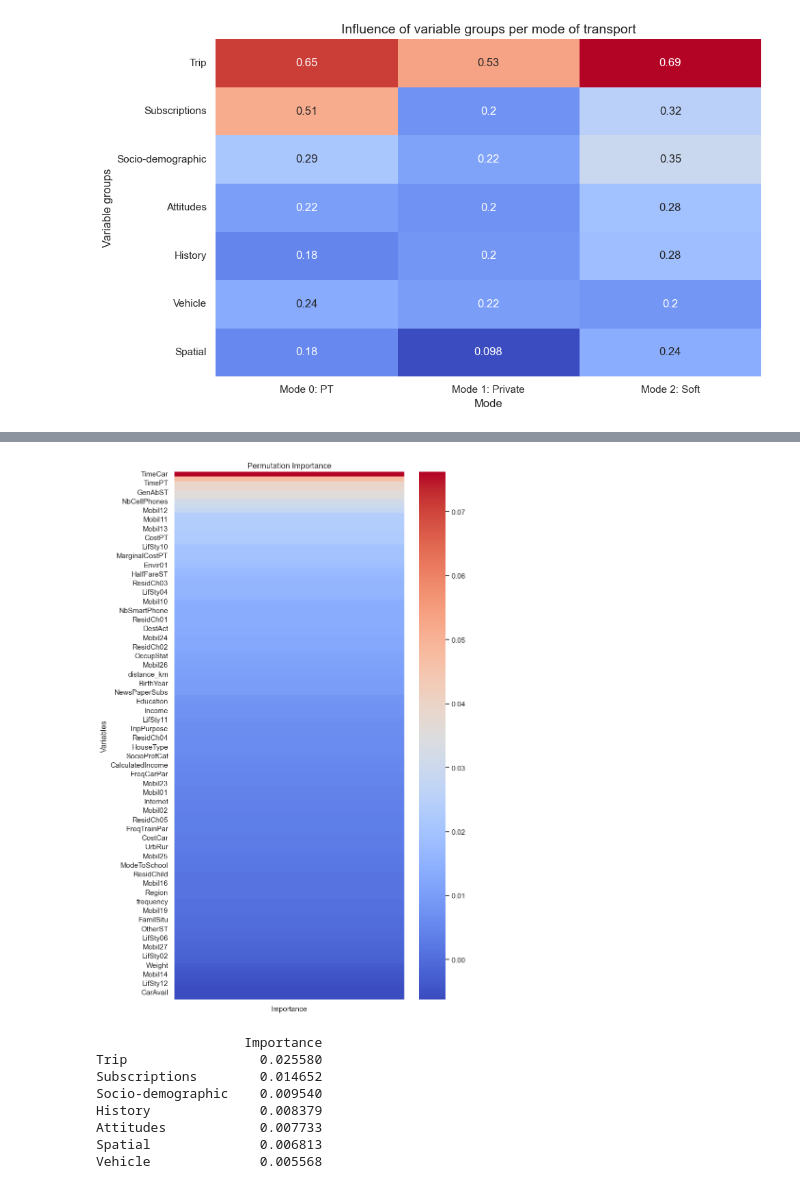
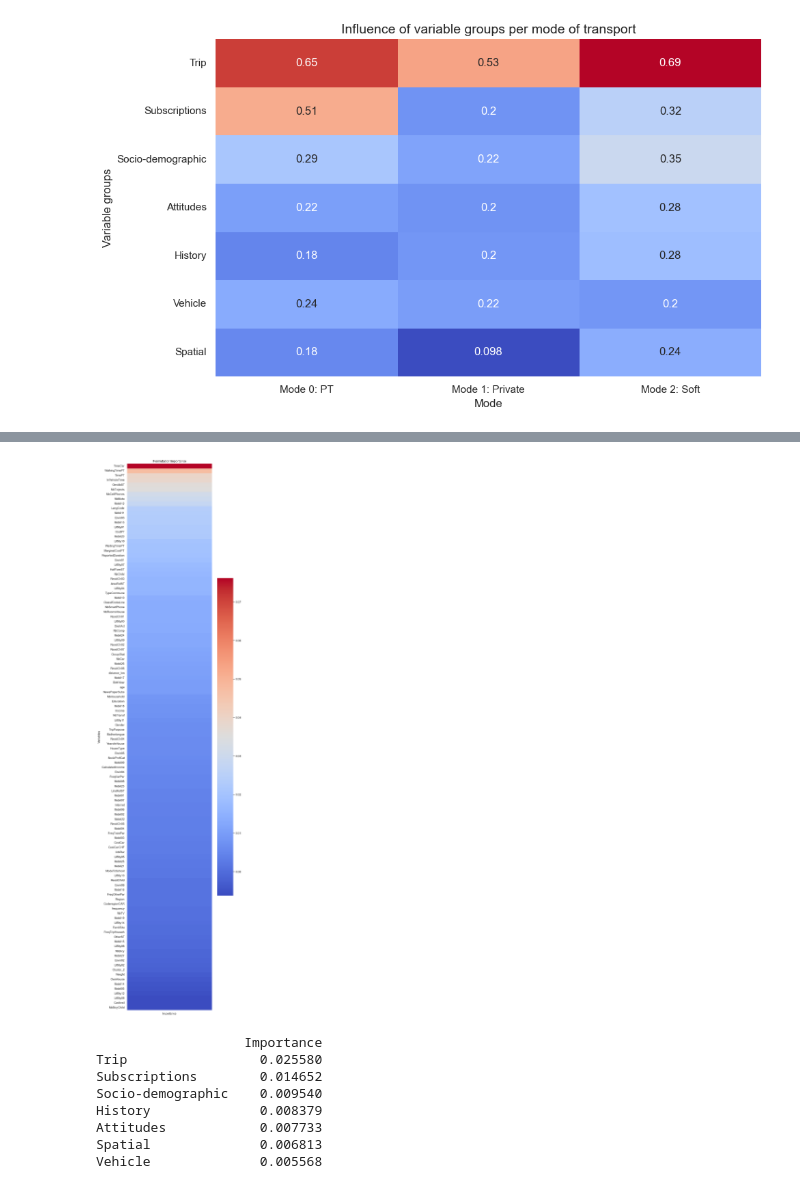
Before and after one commit to wendyqxc/MachineLearningModeChoiceGroup6, a Jupyter notebook: Regression_with_clustering_fleur.ipynb, the cells around one changed output, grey strips where cells are left out. Cells and saved outputs as stored; diff of their text form; code cells hidden in the pictures.

```diff
--- a/Regression_with_clustering_fleur.ipynb
+++ b/Regression_with_clustering_fleur.ipynb
@@ -342,21 +342,21 @@ print(perm_importance_df)
 
 [116 rows x 2 columns]
 # %%
-plt.figure(figsize=(8, 12))
+plt.figure(figsize=(8, 30))
 
 sns.heatmap(
     perm_importance_df.set_index('Feature'),
     cmap='coolwarm',
     annot=False
 )
 
 plt.title("Permutation Importance")
 plt.ylabel("Variables")
 
 plt.tight_layout()
 plt.show()
 # %% [output]
-[figure, old version]
+[figure, new version]
 # %%
 group_perm_importance = {}
 
```
Also changed, not shown: parts of 1 cell of this notebook.
